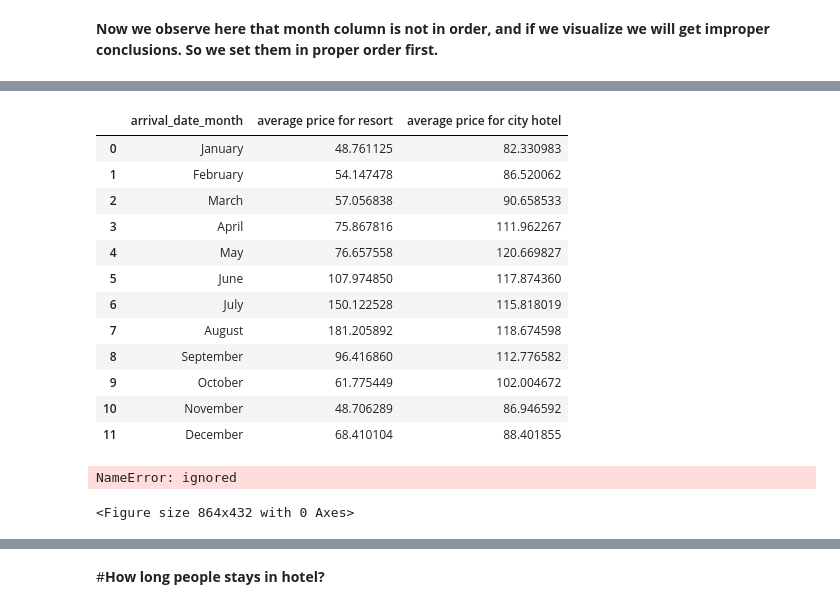
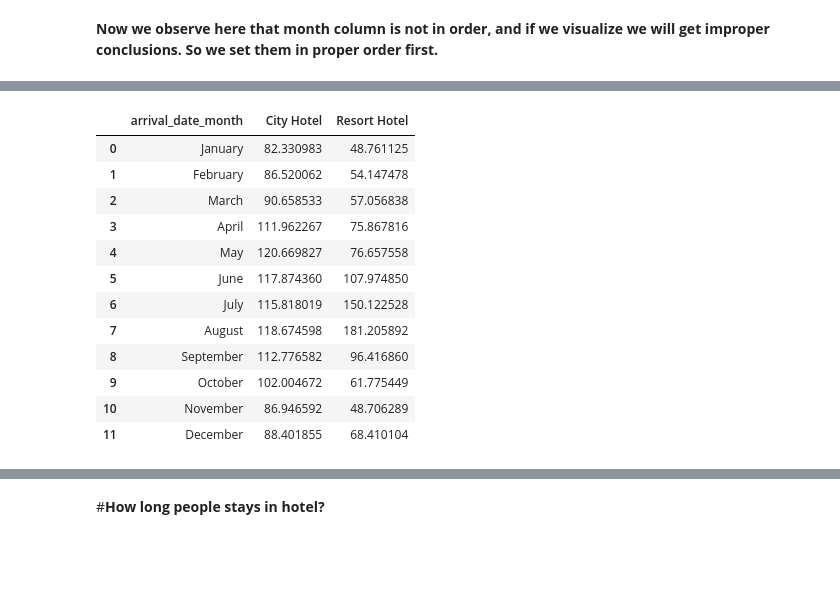
Before and after one commit to raoak18/Hotels-Data-Analysis-EDA, a Jupyter notebook: Hotel_Booking_Analysis_Capstone_Project.ipynb, the cells around one changed output, grey strips where cells are left out. Saved outputs shown, nothing was run; the diff lists cells and outputs as text; code cells hidden in the pictures; blank space fills up the shorter version.

```diff
--- a/Hotel_Booking_Analysis_Capstone_Project.ipynb
+++ b/Hotel_Booking_Analysis_Capstone_Project.ipynb
@@ -545,0 +525,3 @@ Successfully installed sorted-months-weekdays-0.2
+# %%
+mean_price=non_canceled.groupby(['arrival_date_month','hotel'])['adr'].mean().unstack().reset_index()
+mean_price
@@ -546,24 +542,18 @@ Successfully installed sorted-months-weekdays-0.2
 # %%
 import sort_dataframeby_monthorweek as sd
-final_price=sd.Sort_Dataframeby_Month(monthwise_price, "arrival_date_month")
-final_price
+mean_price=sd.Sort_Dataframeby_Month(mean_price, "arrival_date_month")
+mean_price
 # %% [output]
-|  | arrival_date_month | average price for resort | average price for city hotel |
-| 0 | January | 48.761125 | 82.330983 |
-| 1 | February | 54.147478 | 86.520062 |
-| 2 | March | 57.056838 | 90.658533 |
-| 3 | April | 75.867816 | 111.962267 |
-| 4 | May | 76.657558 | 120.669827 |
-| 5 | June | 107.974850 | 117.874360 |
-| 6 | July | 150.122528 | 115.818019 |
-| 7 | August | 181.205892 | 118.674598 |
-| 8 | September | 96.416860 | 112.776582 |
-| 9 | October | 61.775449 | 102.004672 |
-| 10 | November | 48.706289 | 86.946592 |
-| 11 | December | 68.410104 | 88.401855 |
+|  | arrival_date_month | City Hotel | Resort Hotel |
+| 0 | January | 82.330983 | 48.761125 |
+| 1 | February | 86.520062 | 54.147478 |
+| 2 | March | 90.658533 | 57.056838 |
+| 3 | April | 111.962267 | 75.867816 |
+| 4 | May | 120.669827 | 76.657558 |
+| 5 | June | 117.874360 | 107.974850 |
+| 6 | July | 115.818019 | 150.122528 |
+| 7 | August | 118.674598 | 181.205892 |
+| 8 | September | 112.776582 | 96.416860 |
+| 9 | October | 102.004672 | 61.775449 |
+| 10 | November | 86.946592 | 48.706289 |
+| 11 | December | 88.401855 | 68.410104 |
-# %%
-plt.figure(figsize=(12,6))
-px.line(final_price, x='arrival_date_month', y=['average price for resort','average price for city hotel'], title='Average price per day(Monthwise)')
-# %% [output]
-NameError: ignored
-<Figure size 864x432 with 0 Axes>
```
Also changed, not shown: parts of 21 cells of this notebook.
